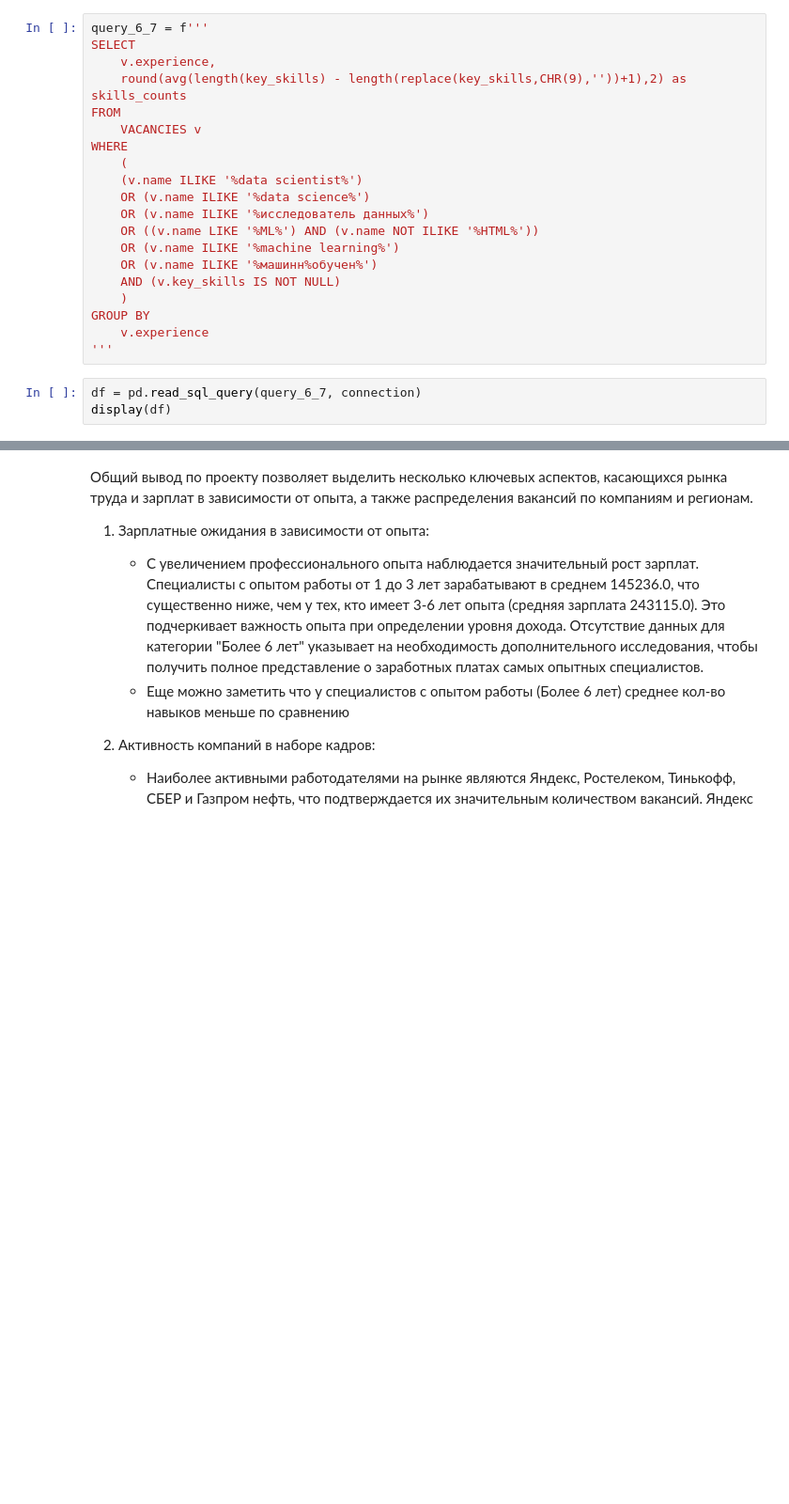
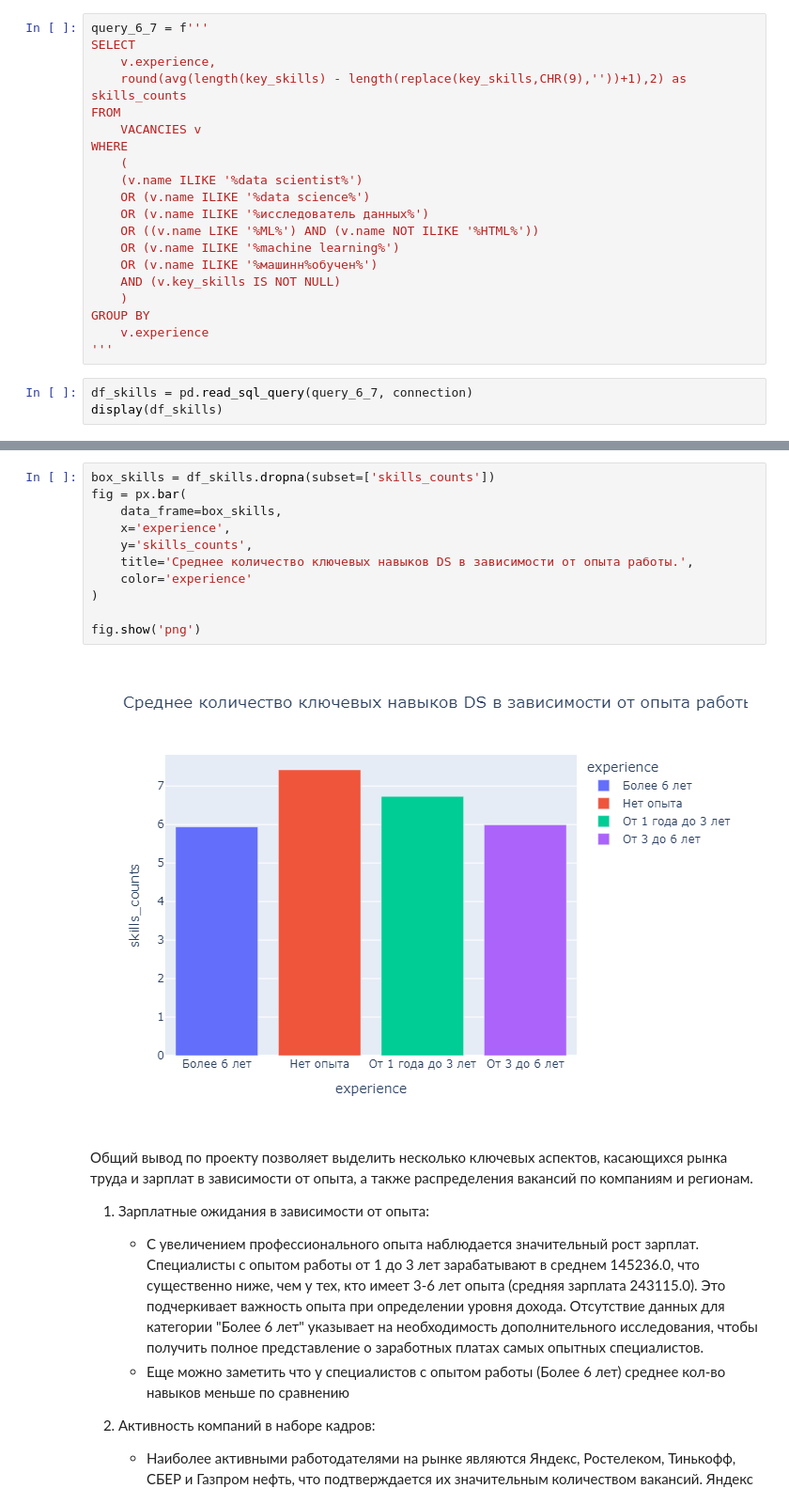
Before and after one commit to AbiNazim/Study_DataScience, a Jupyter notebook: Project_hh_PostgreSQL/Project_2_Ноутбук_шаблон.ipynb, the cells around one changed output, grey strips where cells are left out. Shown at 94% size. Saved outputs shown, nothing was run; the diff lists cells and outputs as text; blank space fills up the shorter version.

```diff
--- a/Project_hh_PostgreSQL/Project_2_Ноутбук_шаблон.ipynb
+++ b/Project_hh_PostgreSQL/Project_2_Ноутбук_шаблон.ipynb
@@ -604,5 +795,5 @@ GROUP BY
     v.experience
 '''
 # %%
-df = pd.read_sql_query(query_6_7, connection)
-display(df)
+df_skills = pd.read_sql_query(query_6_7, connection)
+display(df_skills)
@@ -609,3 +807,16 @@ display(df)
+# %%
+box_skills = df_skills.dropna(subset=['skills_counts'])
+fig = px.bar(
+    data_frame=box_skills,
+    x='experience',
+    y='skills_counts',
+    title='Среднее количество ключевых навыков DS в зависимости от опыта работы.',
+    color='experience'
+)
+
+fig.show('png')
+# %% [output]
+[figure, added]
 # %% [markdown]
 Общий вывод по проекту позволяет выделить несколько ключевых аспектов, касающихся рынка труда и зарплат в зависимости от опыта, а также распределения вакансий по компаниям и регионам.
 
```
Also changed, not shown: parts of 26 cells of this notebook.
